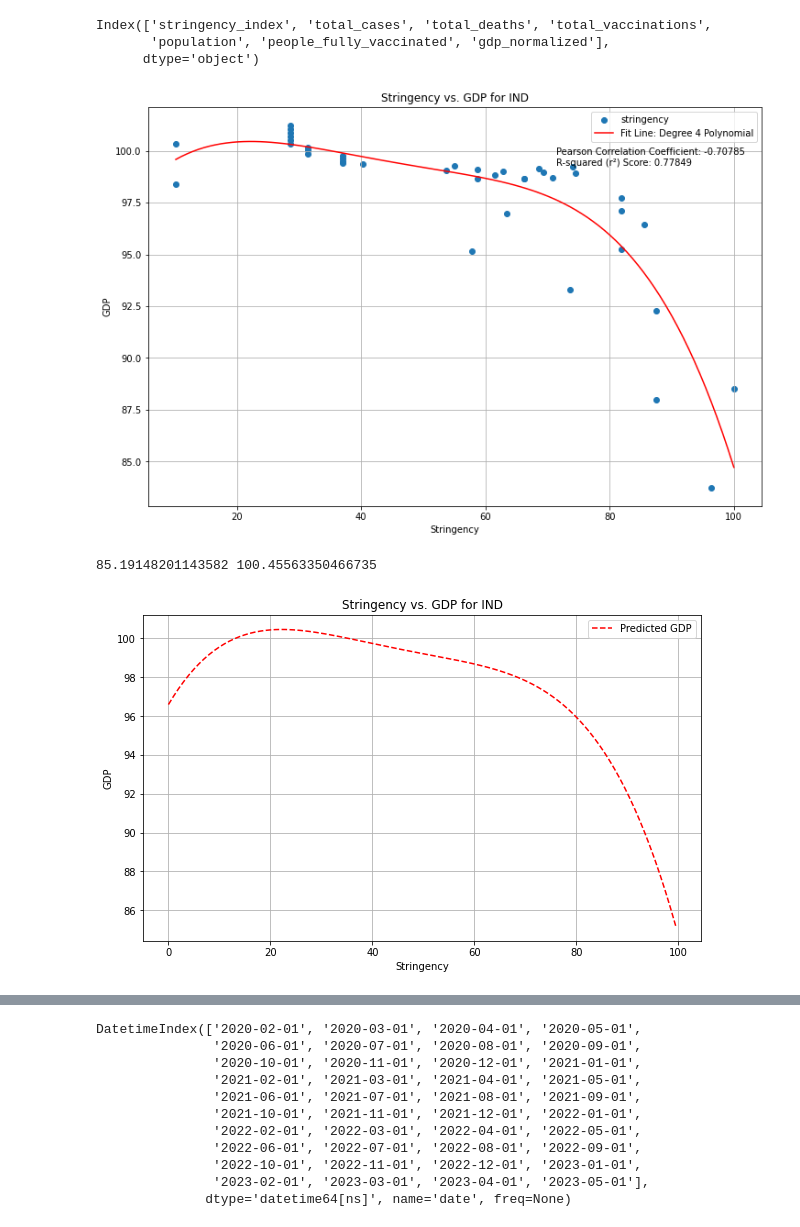
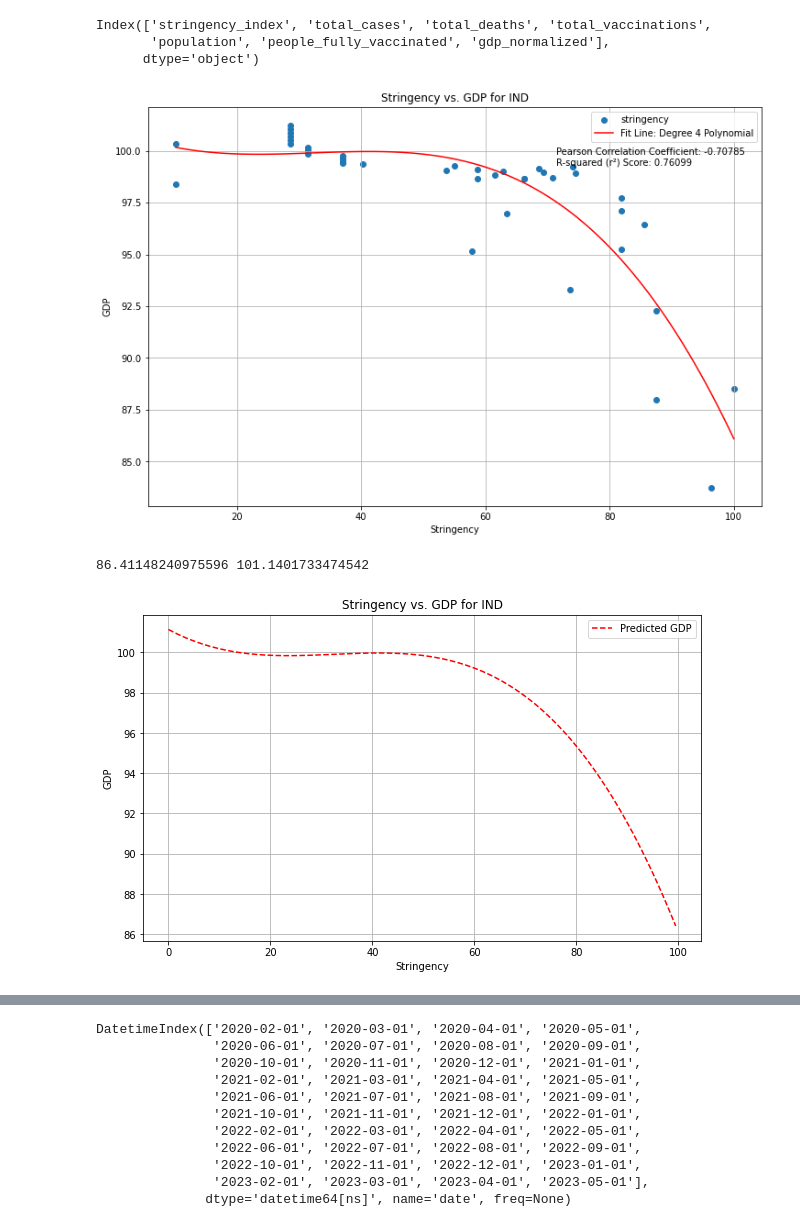
Before and after one commit to psymbio/sir_rl, a Jupyter notebook: 01_eda.ipynb, the cells around one changed output, grey strips where cells are left out. Cells and saved outputs as stored; diff of their text form; code cells hidden in the pictures.

```diff
--- a/01_eda.ipynb
+++ b/01_eda.ipynb
@@ -240,34 +240,34 @@ Index(['stringency_index', 'total_cases', 'total_deaths', 'total_vaccinations',
 # %%
 # df = df[(df['date'].dt.year == 2021) & (df['date'].dt.month >= 5) | (df['date'].dt.year == 2022)]
 selected_dates = df[df['gdp_normalized'].notnull()].index
 stringency = df.loc[selected_dates, 'stringency_index']
 gdp = df.loc[selected_dates, 'gdp_normalized']
 
 correlation_coefficient, _ = pearsonr(stringency, gdp)
 
-fit_coefficients = np.polyfit(stringency, gdp, 4)
+fit_coefficients = np.polyfit(stringency, gdp, 3)
 fit_line = np.poly1d(fit_coefficients)
 
 np.save('stringency_based_gdp.npy', fit_line)
 
 r2 = r2_score(gdp, fit_line(stringency))
 
 plt.figure(figsize=(12, 8))
 plt.scatter(stringency, gdp, label="stringency")
 
 stringency_range = np.linspace(min(stringency), max(stringency), 100)  # Generating a range for the fitted line
 plt.plot(stringency_range, fit_line(stringency_range), color='red', label=f'Fit Line: Degree 4 Polynomial')
 plt.figtext(0.64, 0.77, f'\nPearson Correlation Coefficient: {correlation_coefficient:.5f}\nR-squared (r²) Score: {r2:.5f}')
 
 plt.title('Stringency vs. GDP for ' + LOCATION_CHOOSEN)
 plt.xlabel('Stringency')
 plt.ylabel('GDP')
 plt.legend()
 plt.grid(True)
 plt.savefig(os.path.join(OUTPUT_DIR, "stringency_vs_gdp_" + LOCATION_CHOOSEN + ".png"))
 plt.show()
 # %% [output]
-[figure, old version]
+[figure, new version]
 # %%
 df.to_csv(os.path.join(DATA_CACHE_DIR, LOCATION_CHOOSEN + "_with_GDP.csv"), index=False)
 # %%
@@ -288,8 +288,8 @@ plt.grid(True)
 plt.savefig(os.path.join(OUTPUT_DIR, "stringency_vs_gdp_extended_" + LOCATION_CHOOSEN + ".png"))
 plt.show()
 # %% [output]
-85.19148201143582 100.45563350466735
+86.41148240975596 101.1401733474542
-[figure, old version]
+[figure, new version]
 # %%
 # check save and load
 fit_line_loaded = np.poly1d(np.load(STRINGENCY_BASED_GDP))
```
Also changed, not shown: parts of 2 cells of this notebook, 10 other files.
